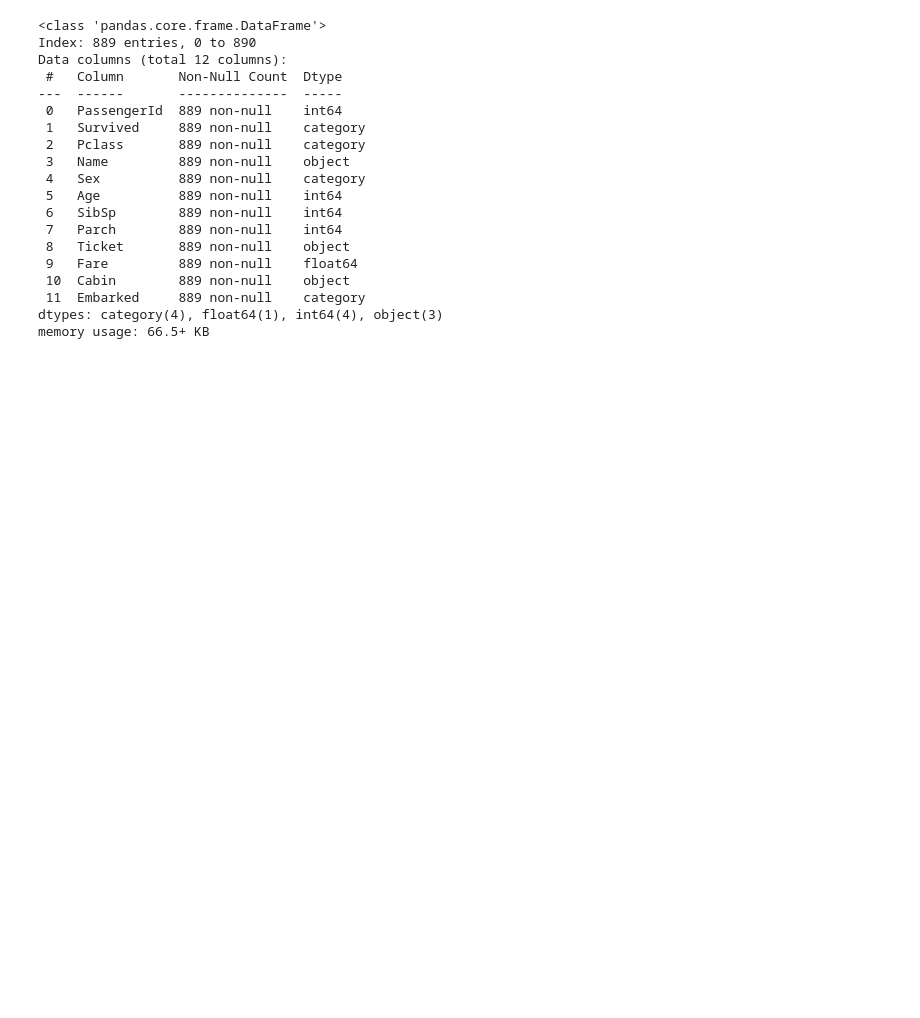
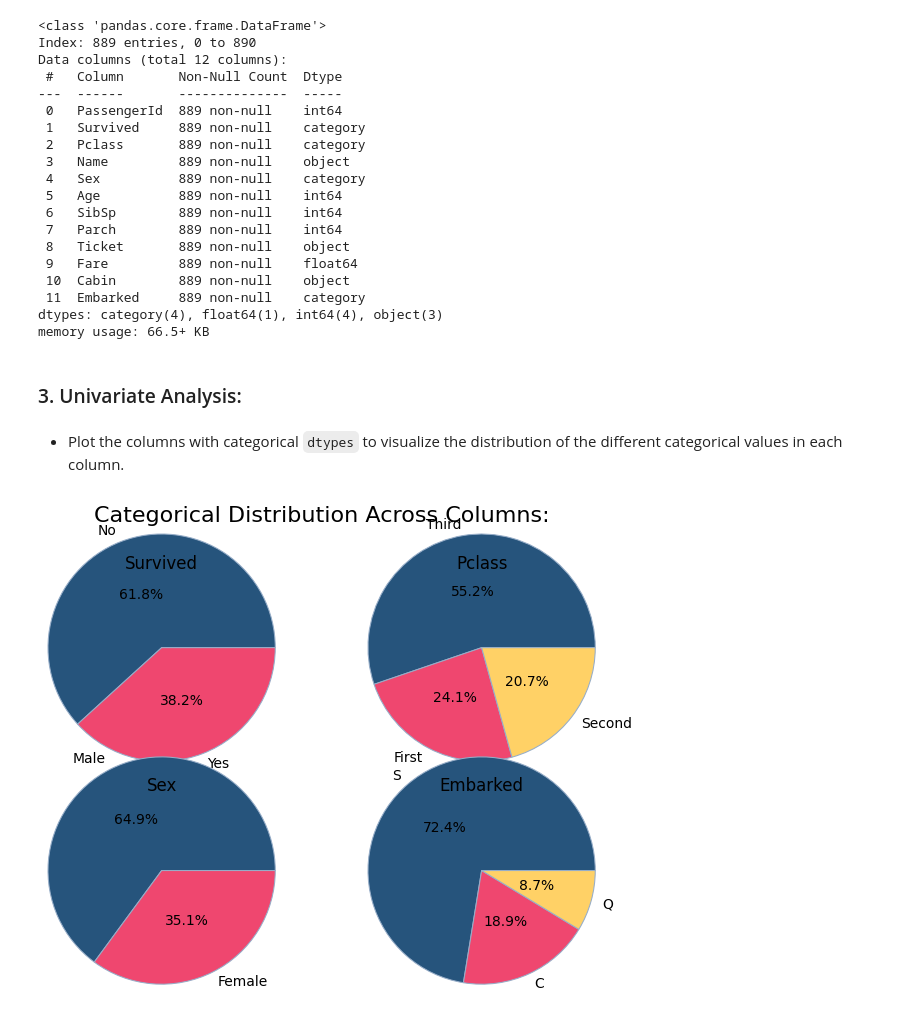
Before and after one commit to grace-sampao/Cyber-Shujaa---Exploratory-Data-Analysis, a Jupyter notebook: exploratory_data_analysis.ipynb, the cells around one changed output. Drawn from its saved outputs; the diff is of its cells as text; code cells hidden in the pictures; blank space fills up the shorter version.

Commit message:
Plotted the distribution of categorical data types in their respective columns.

```diff
--- a/exploratory_data_analysis.ipynb
+++ b/exploratory_data_analysis.ipynb
@@ -531,3 +533,8 @@ Name: count, dtype: int64
+# %%
+dusk_blue = "#26547C"
+bubblegum_pink = "#EF476F"
+golden_pollen = "#FFD166"
+powder_blue = "#96ADC8"
 # %%
 # 1. Define the categorical data and their counts
 # Categories for the X-axis:
@@ -616,3 +623,70 @@ Data columns (total 12 columns):
  11  Embarked     889 non-null    category
 dtypes: category(4), float64(1), int64(4), object(3)
 memory usage: 66.5+ KB
+# %% [markdown]
+### 3. Univariate Analysis:
+# %% [markdown]
+- Plot the columns with categorical `dtypes` to visualize the distribution of the different categorical values in each column.
+# %%
+fig, axs = plt.subplots(
+  nrows=2,
+  ncols=2,
+  layout='constrained'
+  )
+
+# ['Survived'] column:
+axs[0, 0].pie(
+  titanic_dataset['Survived'].value_counts(),
+  labels=titanic_dataset['Survived'].unique(),
+  colors=[dusk_blue, bubblegum_pink],
+  wedgeprops={"linewidth": 0.75, "edgecolor": powder_blue},
+  autopct='%1.1f%%',
+  pctdistance=0.5,
+  radius=2
+)
+axs[0, 0].set_title("Survived")
+
+# ['Pclass'] column:
+axs[0, 1].pie(
+  titanic_dataset['Pclass'].value_counts(),
+  labels=titanic_dataset['Pclass'].unique(),
+  colors=[dusk_blue, bubblegum_pink, golden_pollen],
+  wedgeprops={"linewidth": 0.75, "edgecolor": powder_blue},
+  autopct='%1.1f%%',
+  pctdistance=0.5,
+  radius=2
+)
+axs[0, 1].set_title("Pclass")
+
+# ['Sex'] column:
+axs[1, 0].pie(
+  titanic_dataset['Sex'].value_counts(),
+  labels=titanic_dataset['Sex'].unique(),
+  colors=[dusk_blue, bubblegum_pink],
+  wedgeprops={"linewidth": 0.75, "edgecolor": powder_blue},
+  autopct='%1.1f%%',
+  pctdistance=0.5,
+  radius=2
+)
+axs[1, 0].set_title("Sex")
+
+# ['Embarked'] column:
+axs[1, 1].pie(
+  titanic_dataset['Embarked'].value_counts(),
+  labels=titanic_dataset['Embarked'].unique(),
+  colors=[dusk_blue, bubblegum_pink, golden_pollen],
+  wedgeprops={"linewidth": 0.75, "edgecolor": powder_blue},
+  autopct='%1.1f%%',
+  pctdistance=0.5,
+  radius=2
+)
+axs[1, 1].set_title("Embarked")
+
+fig.suptitle(
+  "Categorical Distribution Across Columns:",
+  fontsize=16
+  )
+
+plt.show()
+# %% [output]
+[figure, added]
```
Also changed, not shown: parts of 3 cells of this notebook.
